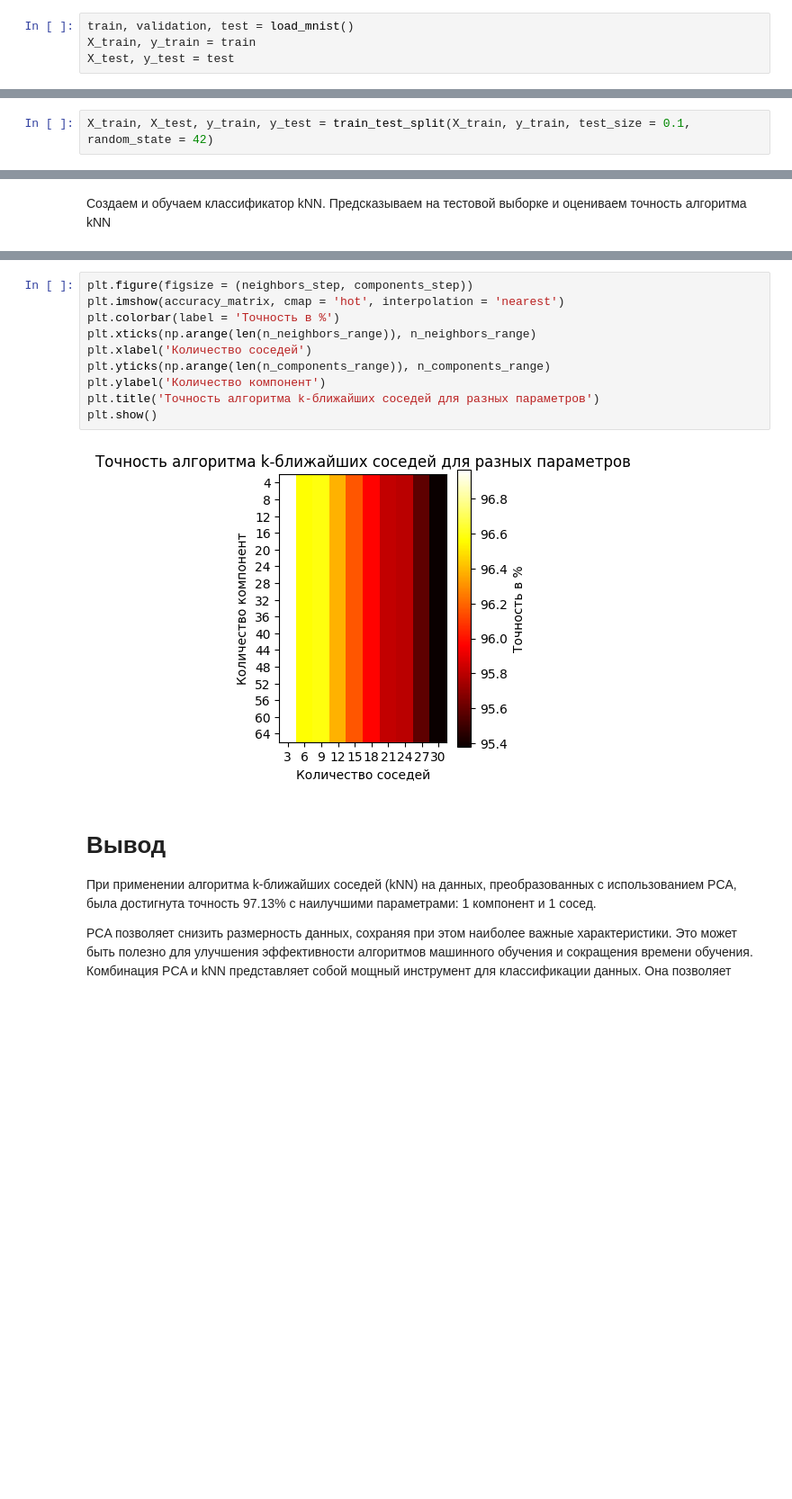
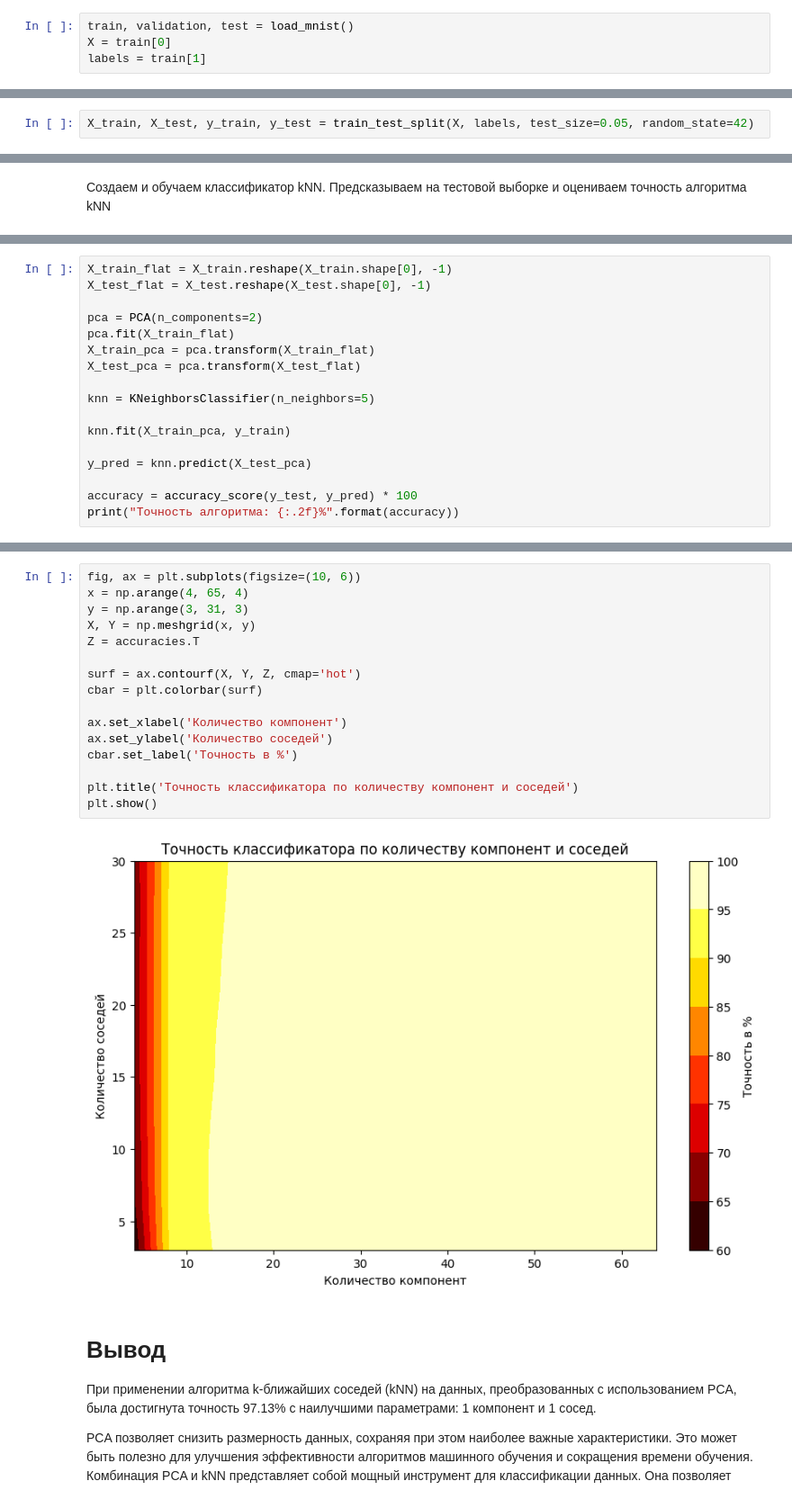
Before and after one commit to yaedavid/Spring2023Python, a Jupyter notebook: homework06/6.2 - Метод главных компонент (PCA)/6.2 Аветисян Давид Артурович НПМбд-02-20.ipynb, the cells around one changed output, grey strips where cells are left out. Shown: that part at 90% size. Saved outputs shown, nothing was run; the diff lists cells and outputs as text; blank space fills up the shorter version.

```diff
--- a/homework06/6.2 - Метод главных компонент (PCA)/6.2 Аветисян Давид Артурович НПМбд-02-20.ipynb
+++ b/homework06/6.2 - Метод главных компонент (PCA)/6.2 Аветисян Давид Артурович НПМбд-02-20.ipynb
@@ -10,7 +12,7 @@ from sklearn.neighbors import KNeighborsClassifier
 # %%
 train, validation, test = load_mnist()
-X_train, y_train = train
-X_test, y_test = test
+X = train[0]
+labels = train[1]
 # %% [output]
 Extracting MNIST-data\train-images-idx3-ubyte.gz
 Extracting MNIST-data\train-labels-idx1-ubyte.gz
@@ -127,7 +170,7 @@ class my_kNN():
 # %% [markdown]
 Разбиваем данные на обучающую и тестовую выборку
 # %%
-X_train, X_test, y_train, y_test = train_test_split(X_train, y_train, test_size = 0.1, random_state = 42)
+X_train, X_test, y_train, y_test = train_test_split(X, labels, test_size=0.05, random_state=42)
 # %%
 print(X_train.shape, y_train.shape)
 print(X_test.shape, y_test.shape)
@@ -160,0 +182,17 @@ print("Точность: {:.2f}%".format(accuracy))
+# %%
+X_train_flat = X_train.reshape(X_train.shape[0], -1)
+X_test_flat = X_test.reshape(X_test.shape[0], -1)
+
+pca = PCA(n_components=2)
+pca.fit(X_train_flat)
+X_train_pca = pca.transform(X_train_flat)
+X_test_pca = pca.transform(X_test_flat)
+
+knn = KNeighborsClassifier(n_neighbors=5)
+
+knn.fit(X_train_pca, y_train)
+
+y_pred = knn.predict(X_test_pca)
+
+accuracy = accuracy_score(y_test, y_pred) * 100
+print("Точность алгоритма: {:.2f}%".format(accuracy))
@@ -211,15 +252,21 @@ print("Наилучшие параметры:", best_params)
 # %%
-plt.figure(figsize = (neighbors_step, components_step))
-plt.imshow(accuracy_matrix, cmap = 'hot', interpolation = 'nearest')
-plt.colorbar(label = 'Точность в %')
-plt.xticks(np.arange(len(n_neighbors_range)), n_neighbors_range)
-plt.xlabel('Количество соседей')
-plt.yticks(np.arange(len(n_components_range)), n_components_range)
-plt.ylabel('Количество компонент')
-plt.title('Точность алгоритма k-ближайших соседей для разных параметров')
+fig, ax = plt.subplots(figsize=(10, 6))
+x = np.arange(4, 65, 4)
+y = np.arange(3, 31, 3)
+X, Y = np.meshgrid(x, y)
+Z = accuracies.T
+
+surf = ax.contourf(X, Y, Z, cmap='hot')
+cbar = plt.colorbar(surf)
+
+ax.set_xlabel('Количество компонент')
+ax.set_ylabel('Количество соседей')
+cbar.set_label('Точность в %')
+
+plt.title('Точность классификатора по количеству компонент и соседей')
 plt.show()
 # %% [output]
-[figure, old version]
+[figure, new version]
 # %% [markdown]
 # Вывод
 
```
Also changed, not shown: parts of 16 cells of this notebook.
